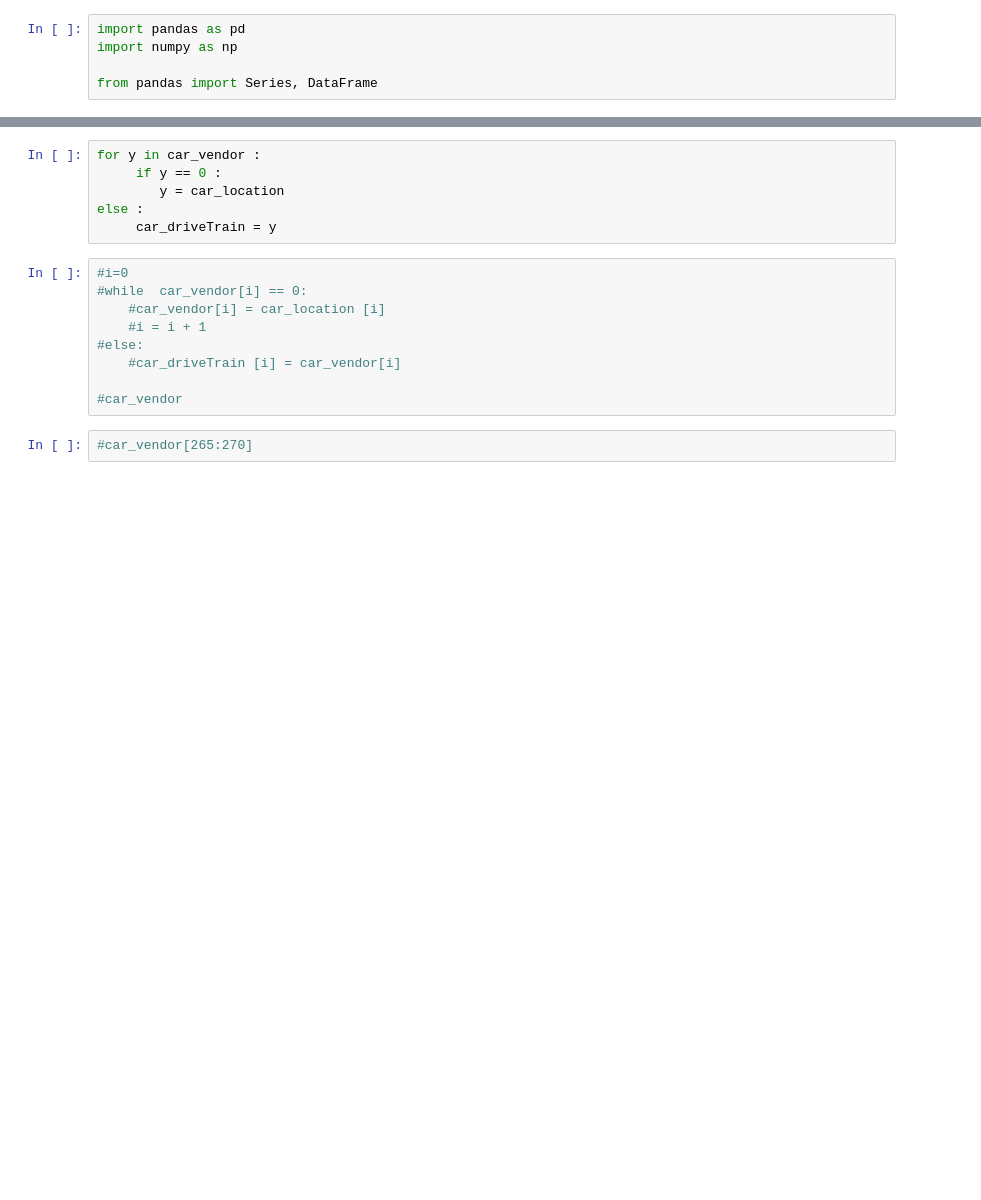
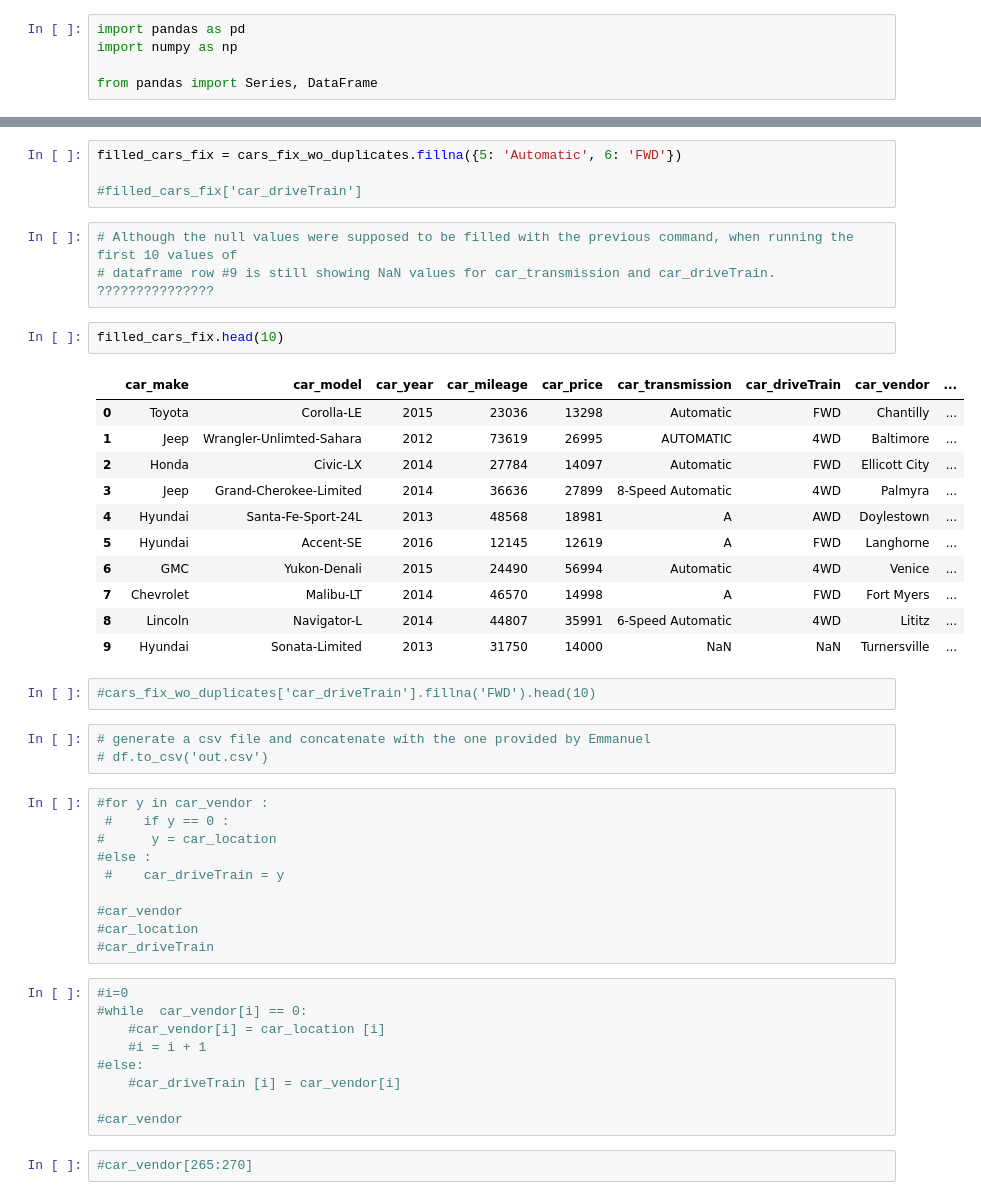
Before and after one commit to georgetown-analytics/Transit-COP, a Jupyter notebook: david/PPUCcarsoupdataset.ipynb, the cells around one changed output, grey strips where cells are left out. Drawn from its saved outputs; the diff is of its cells as text; blank space fills up the shorter version.

```diff
--- a/david/PPUCcarsoupdataset.ipynb
+++ b/david/PPUCcarsoupdataset.ipynb
@@ -96,9 +164,39 @@ for x in car_driveTrain :
+# %%
+filled_cars_fix = cars_fix_wo_duplicates.fillna({5: 'Automatic', 6: 'FWD'})
+
+#filled_cars_fix['car_driveTrain']
+# %%
+# Although the null values were supposed to be filled with the previous command, when running the first 10 values of
+# dataframe row #9 is still showing NaN values for car_transmission and car_driveTrain. ???????????????
+# %%
+filled_cars_fix.head(10)
+# %% [output]
+|  | car_make | car_model | car_year | car_mileage | car_price | car_transmission | car_driveTrain | car_vendor | ... |
+| 0 | Toyota | Corolla-LE | 2015 | 23036 | 13298 | Automatic | FWD | Chantilly | ... |
+| 1 | Jeep | Wrangler-Unlimted-Sahara | 2012 | 73619 | 26995 | AUTOMATIC | 4WD | Baltimore | ... |
+| 2 | Honda | Civic-LX | 2014 | 27784 | 14097 | Automatic | FWD | Ellicott City | ... |
+| 3 | Jeep | Grand-Cherokee-Limited | 2014 | 36636 | 27899 | 8-Speed Automatic | 4WD | Palmyra | ... |
+| 4 | Hyundai | Santa-Fe-Sport-24L | 2013 | 48568 | 18981 | A | AWD | Doylestown | ... |
+| 5 | Hyundai | Accent-SE | 2016 | 12145 | 12619 | A | FWD | Langhorne | ... |
+| 6 | GMC | Yukon-Denali | 2015 | 24490 | 56994 | Automatic | 4WD | Venice | ... |
+| 7 | Chevrolet | Malibu-LT | 2014 | 46570 | 14998 | A | FWD | Fort Myers | ... |
+| 8 | Lincoln | Navigator-L | 2014 | 44807 | 35991 | 6-Speed Automatic | 4WD | Lititz | ... |
+| 9 | Hyundai | Sonata-Limited | 2013 | 31750 | 14000 | NaN | NaN | Turnersville | ... |
+# %%
+#cars_fix_wo_duplicates['car_driveTrain'].fillna('FWD').head(10)
+# %%
+# generate a csv file and concatenate with the one provided by Emmanuel
+# df.to_csv('out.csv')
 # %%
-for y in car_vendor :
-     if y == 0 :
-        y = car_location
-else :
-     car_driveTrain = y
+#for y in car_vendor :
+ #    if y == 0 :
+#      y = car_location
+#else :
+ #    car_driveTrain = y
+
+#car_vendor
+#car_location
+#car_driveTrain
 # %%
 #i=0
 #while  car_vendor[i] == 0:
```
Also changed, not shown: parts of 31 cells of this notebook.
